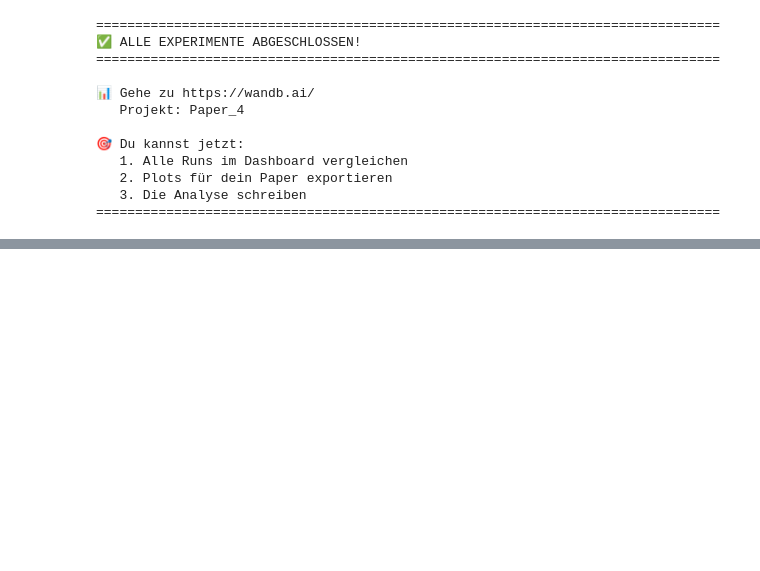
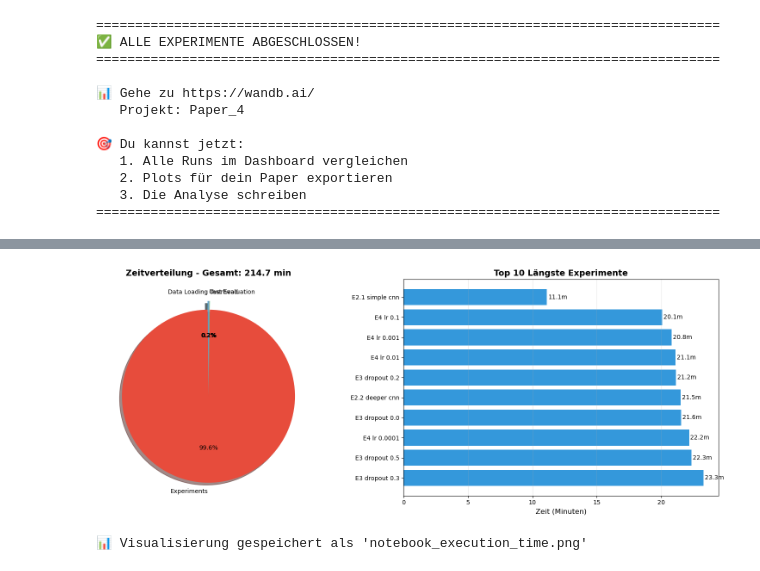
Before and after one commit to AnoukHecht/Paper_4, a Jupyter notebook: Paper_4_preloading.ipynb, the cells around one changed output, grey strips where cells are left out. Cells and saved outputs as stored; diff of their text form; code cells hidden in the pictures; blank space fills up the shorter version.

```diff
--- a/Paper_4_preloading.ipynb
+++ b/Paper_4_preloading.ipynb
@@ -567,0 +1001,42 @@ print("="*80)
+# %%
+# ============================================
+# ZEITVERTEILUNG VISUALISIERUNG
+# ============================================
+
+# Erstelle Pie Chart der Zeitverteilung
+fig, (ax1, ax2) = plt.subplots(1, 2, figsize=(16, 6))
+
+# Pie Chart 1: Hauptkomponenten
+components = ['Data Loading', 'Experiments', 'Test Evaluation', 'Overhead']
+times = [data_time, total_exp_time, test_time, overhead]
+colors = ['#3498db', '#e74c3c', '#2ecc71', '#95a5a6']
+explode = (0, 0.1, 0, 0)  # Experiments hervorheben
+
+ax1.pie(times, labels=components, autopct='%1.1f%%', startangle=90,
+        colors=colors, explode=explode, shadow=True)
+ax1.set_title(f'Zeitverteilung - Gesamt: {TOTAL_EXECUTION_TIME/60:.1f} min',
+              fontsize=14, fontweight='bold')
+
+# Bar Chart 2: Top 10 längste Experimente
+exp_times_sorted = sorted(time_tracker['experiments'].items(), key=lambda x: x[1], reverse=True)
+top_10_exps = exp_times_sorted[:10]
+exp_names = [name.replace('exp', 'E').replace('-', ' ') for name, _ in top_10_exps]
+exp_durations = [duration/60 for _, duration in top_10_exps]
+
+ax2.barh(exp_names, exp_durations, color='#3498db')
+ax2.set_xlabel('Zeit (Minuten)', fontsize=12)
+ax2.set_title('Top 10 Längste Experimente', fontsize=14, fontweight='bold')
+ax2.grid(axis='x', alpha=0.3)
+
+# Werte auf Bars anzeigen
+for i, v in enumerate(exp_durations):
+    ax2.text(v + 0.1, i, f'{v:.1f}m', va='center')
+
+plt.tight_layout()
+plt.savefig('notebook_execution_time.png', dpi=300, bbox_inches='tight')
+plt.show()
+
+print("📊 Visualisierung gespeichert als 'notebook_execution_time.png'")
+# %% [output]
+[figure, added]
+📊 Visualisierung gespeichert als 'notebook_execution_time.png'
```
Also changed, not shown: parts of 19 cells of this notebook, 8 other files.
